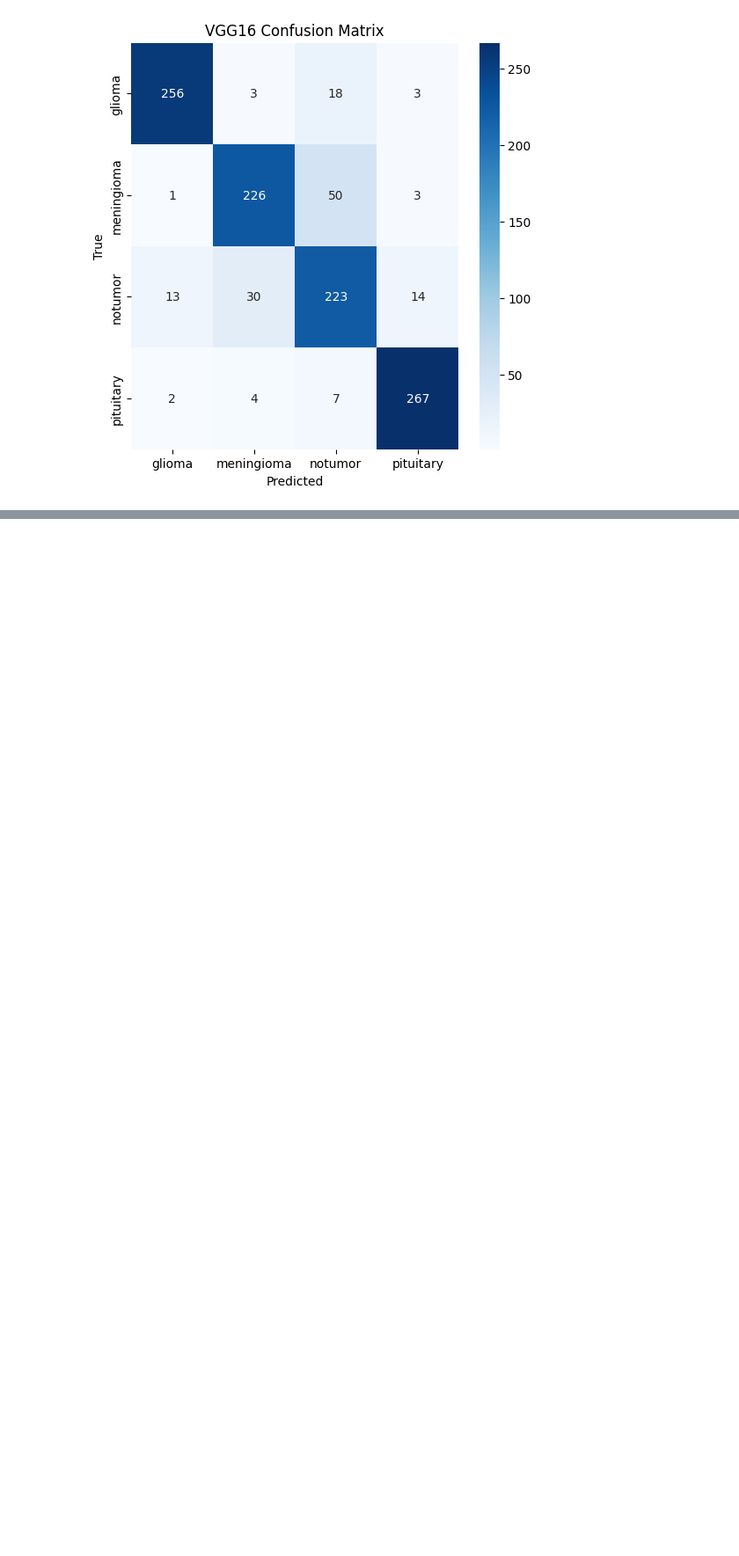
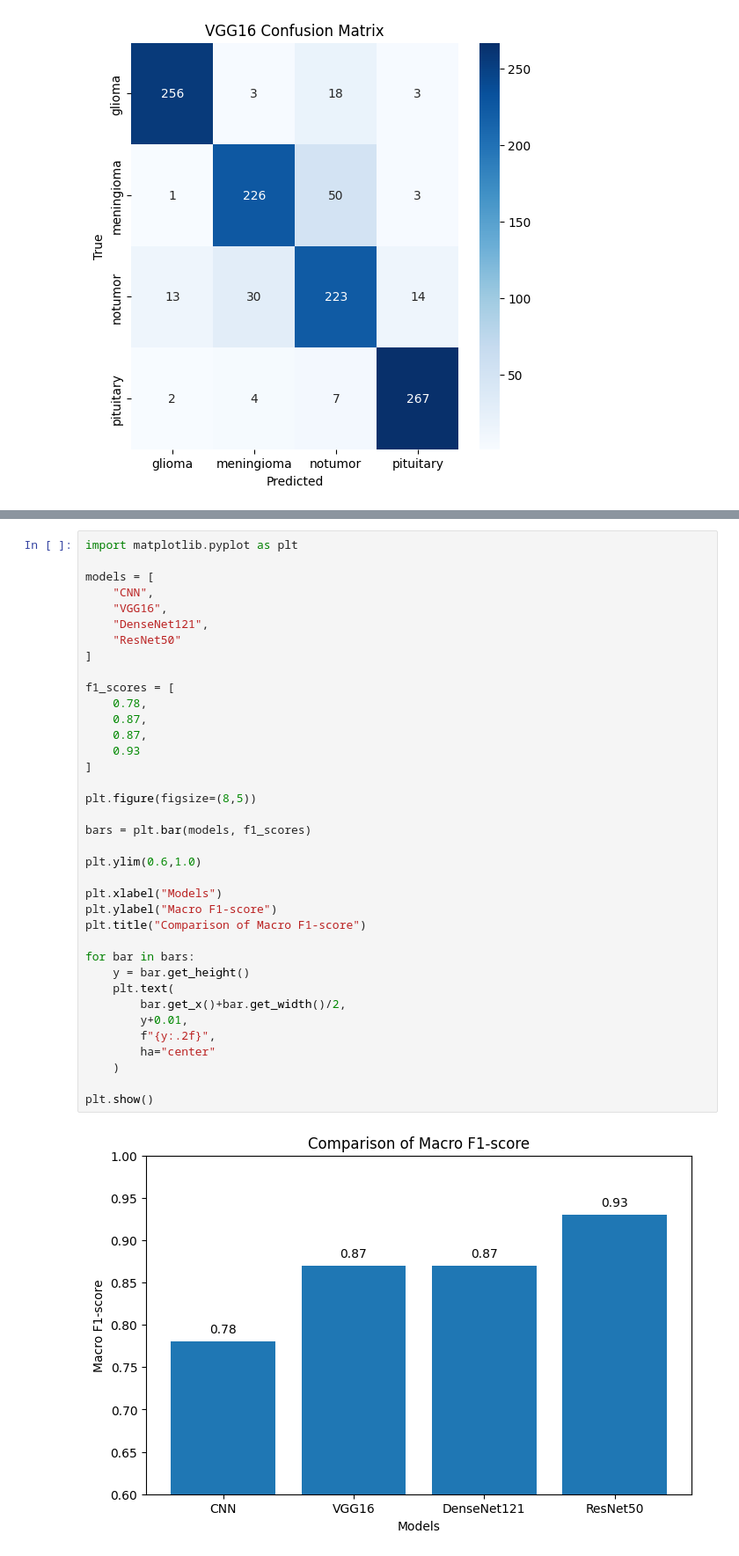
Before and after one commit to SudehMirzaei/brain-tumor-classification, a Jupyter notebook: brain_tumor_classification.ipynb, the cells around one changed output, grey strips where cells are left out. Shown at 88% size. Drawn from its saved outputs; the diff is of its cells as text; blank space fills up the shorter version.

```diff
--- a/brain_tumor_classification.ipynb
+++ b/brain_tumor_classification.ipynb
@@ -808,0 +1193,39 @@ plt.show()
+# %%
+import matplotlib.pyplot as plt
+
+models = [
+    "CNN",
+    "VGG16",
+    "DenseNet121",
+    "ResNet50"
+]
+
+f1_scores = [
+    0.78,
+    0.87,
+    0.87,
+    0.93
+]
+
+plt.figure(figsize=(8,5))
+
+bars = plt.bar(models, f1_scores)
+
+plt.ylim(0.6,1.0)
+
+plt.xlabel("Models")
+plt.ylabel("Macro F1-score")
+plt.title("Comparison of Macro F1-score")
+
+for bar in bars:
+    y = bar.get_height()
+    plt.text(
+        bar.get_x()+bar.get_width()/2,
+        y+0.01,
+        f"{y:.2f}",
+        ha="center"
+    )
+
+plt.show()
+# %% [output]
+[figure, added]
```
Also changed, not shown: parts of 45 cells of this notebook.
